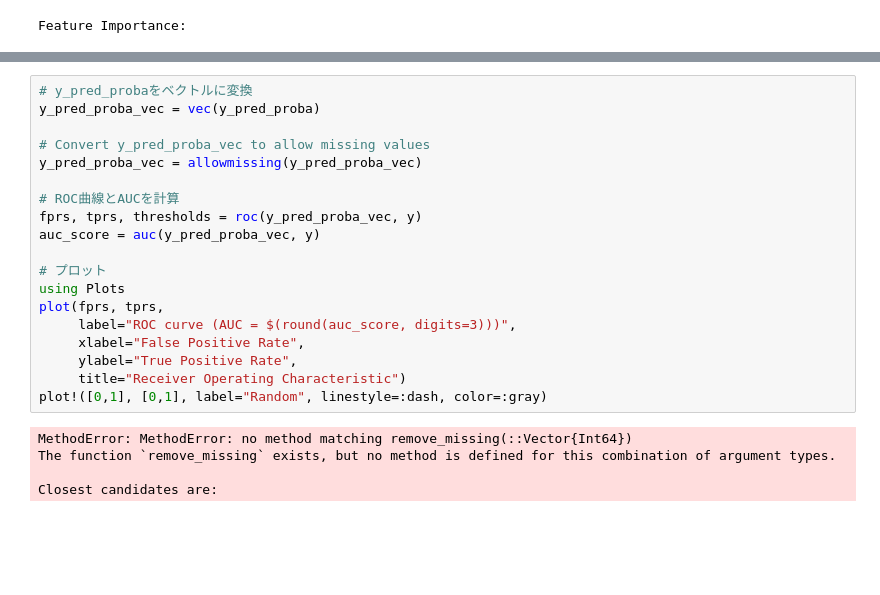
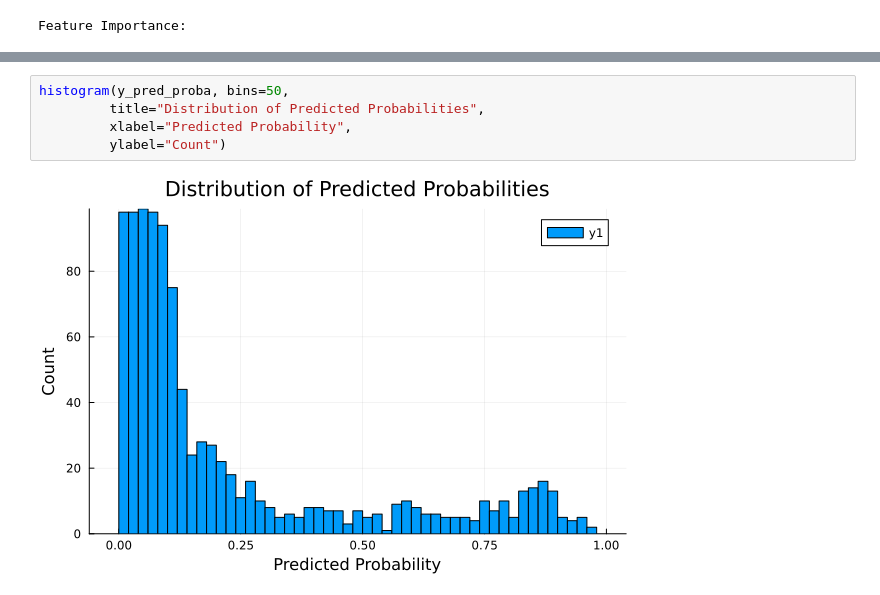
Before and after one commit to tndd/Mymljl, a Jupyter notebook: src/013_tree.ipynb, the cells around one changed output, grey strips where cells are left out. Cells and saved outputs as stored; diff of their text form; blank space fills up the shorter version.

```diff
--- a/src/013_tree.ipynb
+++ b/src/013_tree.ipynb
@@ -244,27 +244,10 @@ plot(fpr, tpr,
 plot!([0,1], [0,1], label="Random", linestyle=:dash, color=:gray)
 # %% [output]
 [figure]
-# %%
-# y_pred_probaをベクトルに変換
-y_pred_proba_vec = vec(y_pred_proba)
-
-# Convert y_pred_proba_vec to allow missing values
-y_pred_proba_vec = allowmissing(y_pred_proba_vec)
-
-# ROC曲線とAUCを計算
-fprs, tprs, thresholds = roc(y_pred_proba_vec, y)
-auc_score = auc(y_pred_proba_vec, y)
-
-# プロット
-using Plots
-plot(fprs, tprs,
-     label="ROC curve (AUC = $(round(auc_score, digits=3)))",
-     xlabel="False Positive Rate",
-     ylabel="True Positive Rate",
-     title="Receiver Operating Characteristic")
-plot!([0,1], [0,1], label="Random", linestyle=:dash, color=:gray)
-# %% [output]
-MethodError: MethodError: no method matching remove_missing(::Vector{Int64})
-The function `remove_missing` exists, but no method is defined for this combination of argument types.
-
-Closest candidates are:
+# %%
+histogram(y_pred_proba, bins=50,
+         title="Distribution of Predicted Probabilities",
+         xlabel="Predicted Probability",
+         ylabel="Count")
+# %% [output]
+[figure, added]
```
Also changed, not shown: parts of 7 cells of this notebook.
